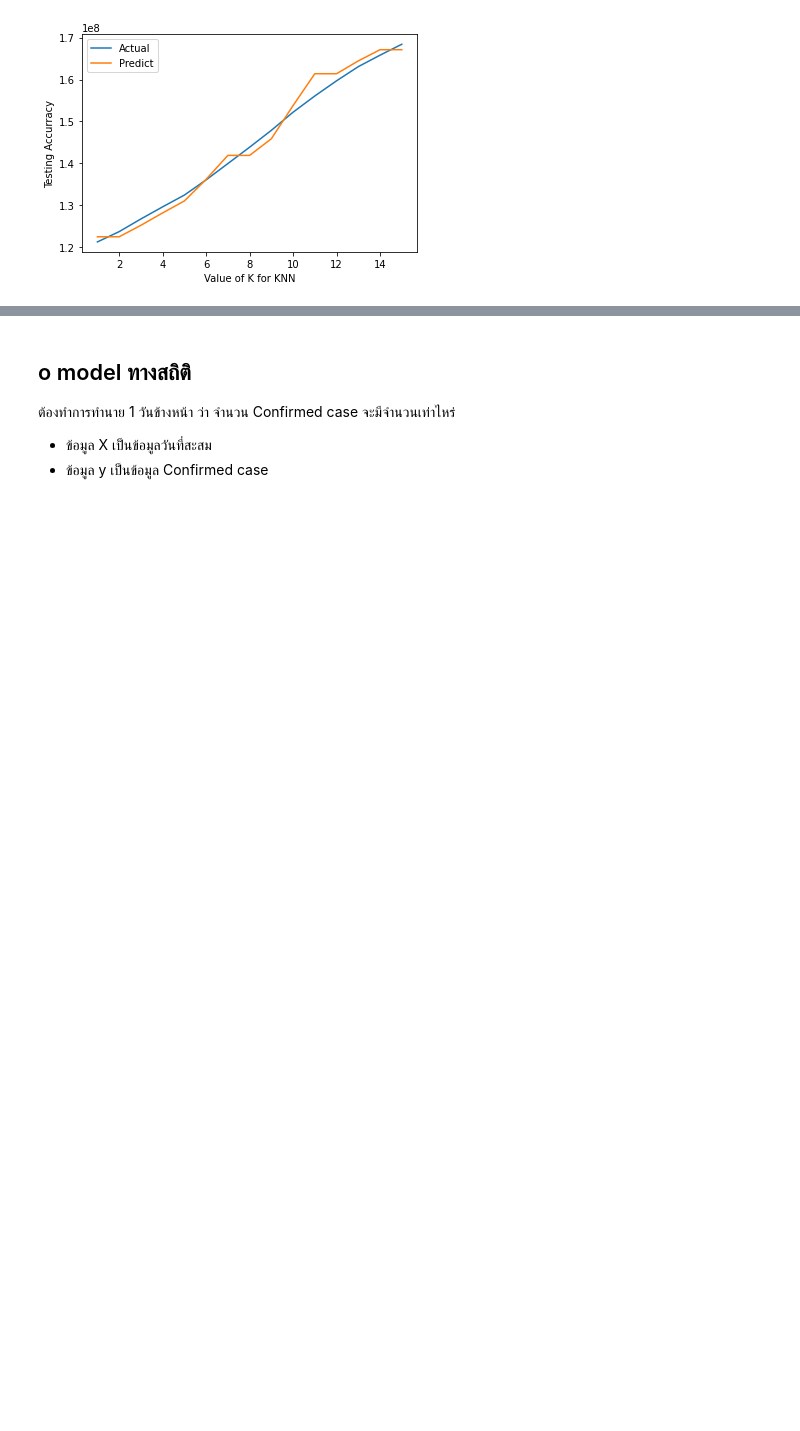
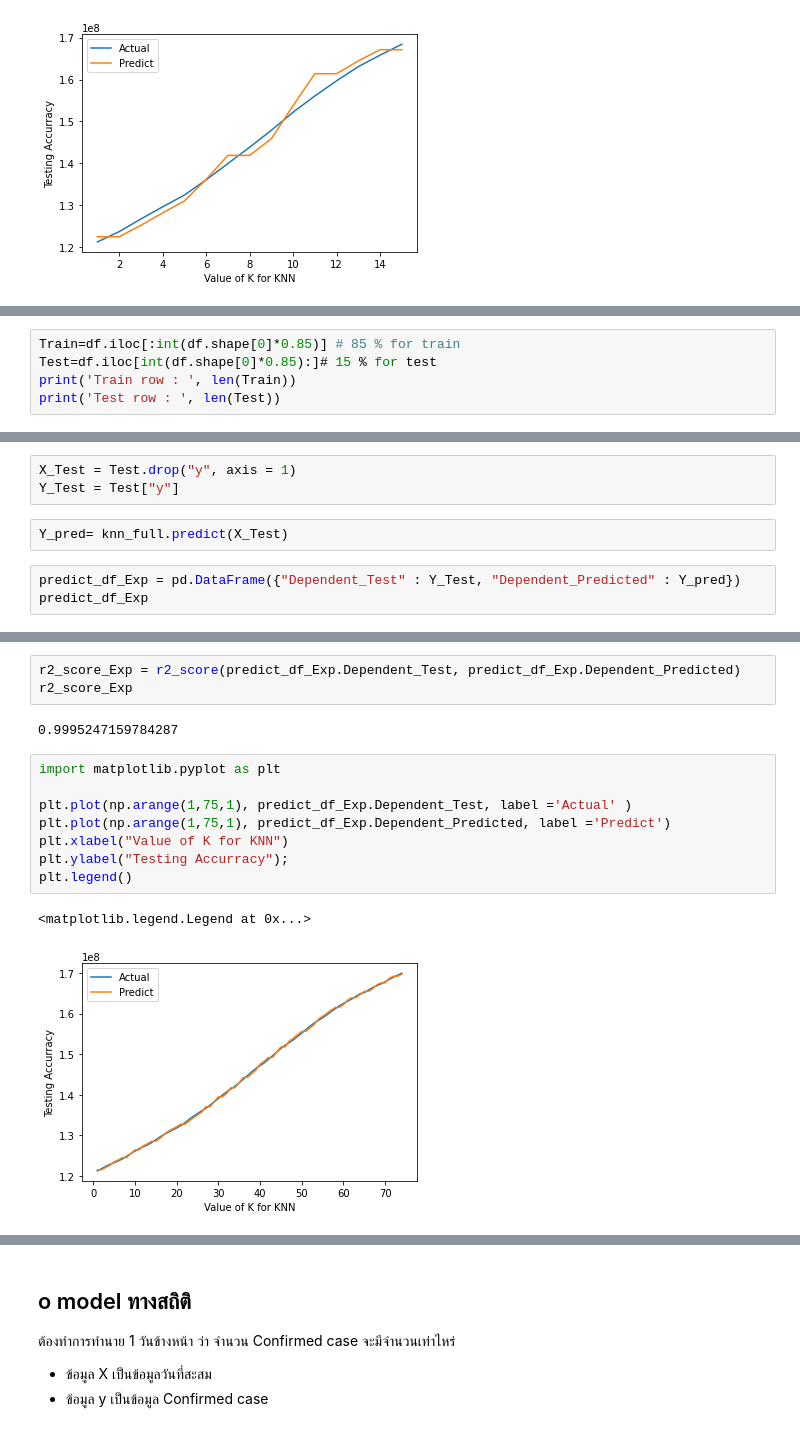
Before and after one commit to Peckkie/DPDM2021, a Jupyter notebook: Mini_Project_COVID19.ipynb, the cells around one changed output, grey strips where cells are left out. Drawn from its saved outputs; the diff is of its cells as text; blank space fills up the shorter version.

```diff
--- a/Mini_Project_COVID19.ipynb
+++ b/Mini_Project_COVID19.ipynb
@@ -1239,0 +1597,5 @@ plt.legend()
+# %%
+Train=df.iloc[:int(df.shape[0]*0.85)] # 85 % for train
+Test=df.iloc[int(df.shape[0]*0.85):]# 15 % for test
+print('Train row : ', len(Train))
+print('Test row : ', len(Test))
@@ -1239,0 +1605,8 @@ plt.legend()
+# %%
+X_Test = Test.drop("y", axis = 1)
+Y_Test = Test["y"]
+# %%
+Y_pred= knn_full.predict(X_Test)
+# %%
+predict_df_Exp = pd.DataFrame({"Dependent_Test" : Y_Test, "Dependent_Predicted" : Y_pred})
+predict_df_Exp
@@ -1239,0 +1635,16 @@ plt.legend()
+# %%
+r2_score_Exp = r2_score(predict_df_Exp.Dependent_Test, predict_df_Exp.Dependent_Predicted)
+r2_score_Exp
+# %% [output]
+0.9995247159784287
+# %%
+import matplotlib.pyplot as plt
+
+plt.plot(np.arange(1,75,1), predict_df_Exp.Dependent_Test, label ='Actual' )
+plt.plot(np.arange(1,75,1), predict_df_Exp.Dependent_Predicted, label ='Predict')
+plt.xlabel("Value of K for KNN")
+plt.ylabel("Testing Accurracy");
+plt.legend()
+# %% [output]
+<matplotlib.legend.Legend at 0x...>
+[figure, added]
```
Also changed, not shown: parts of 77 cells of this notebook.
